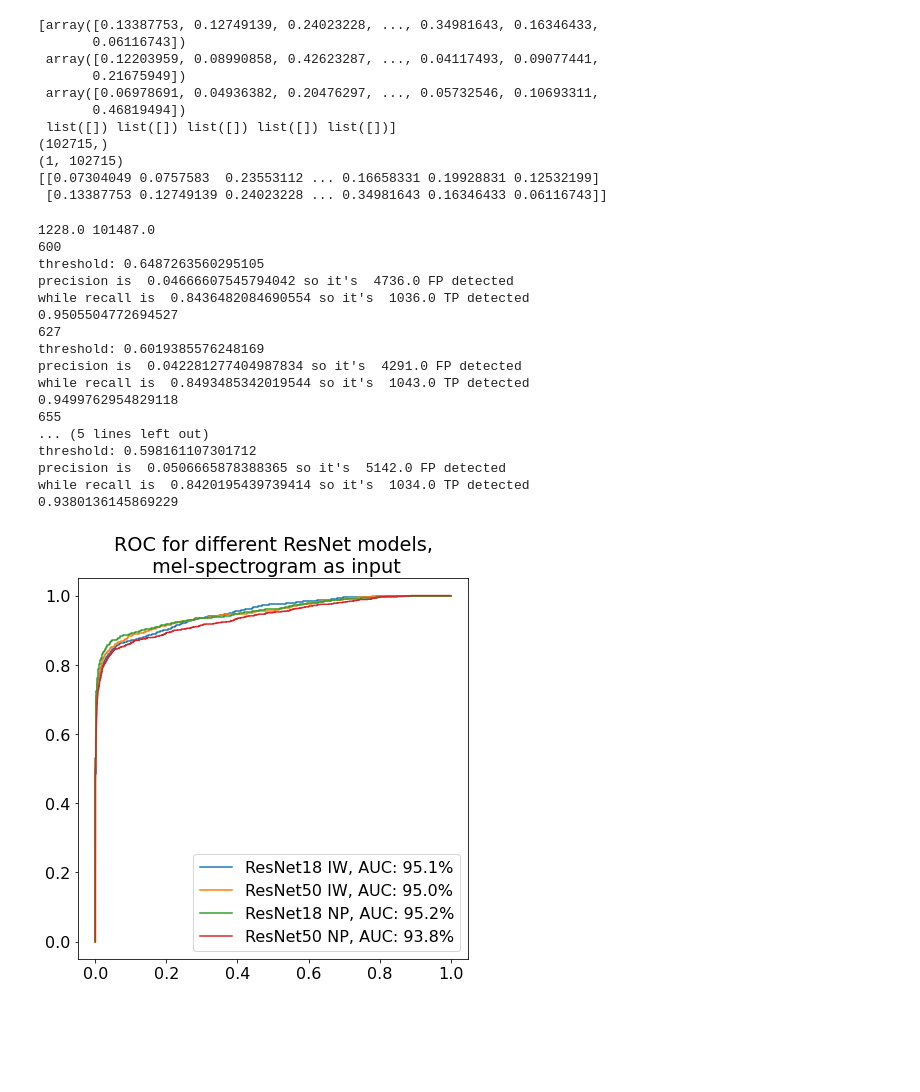
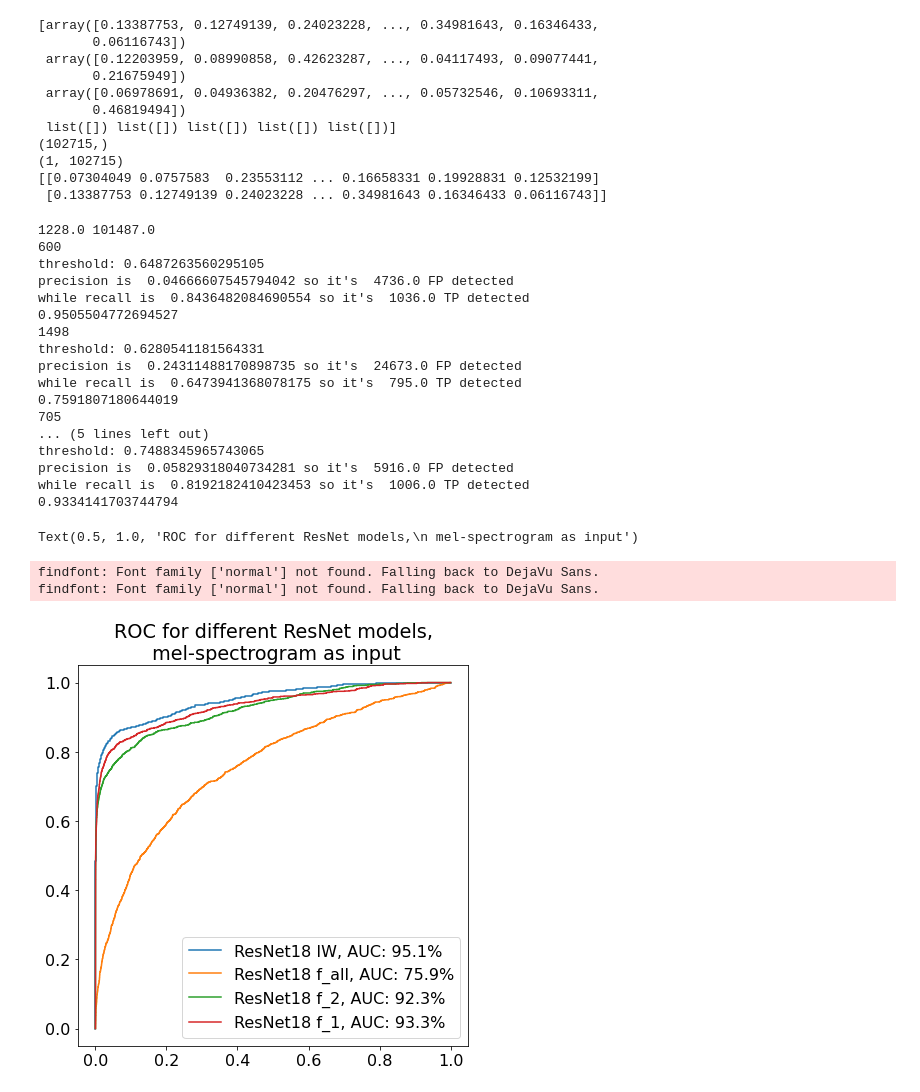
Before and after one commit to hannape/CNN-pierwsze-podejscie, a Jupyter notebook: FA_dorobienie_do_artykułu_.ipynb, the cells around one changed output. Cells and saved outputs as stored; diff of their text form; code cells hidden in the pictures; blank space fills up the shorter version.

```diff
--- a/FA_dorobienie_do_artykułu_.ipynb
+++ b/FA_dorobienie_do_artykułu_.ipynb
@@ -1449,7 +1453,7 @@ for i in range(0,N_batches):                                          # trzeba p
 
   ##
 
-  for t in range(0,1): #np.shape(all_models)[0]): # t - ilość różnych opcji modeli, tu: 0,1,2,3,6 czyli 5 np.shape(all_models)[0]
+  for t in range(0,4): #np.shape(all_models)[0]): # t - ilość różnych opcji modeli, tu: 0,1,2,3,6 czyli 5 np.shape(all_models)[0]
     print("Wczytujemy model nr", t, ", czyli opcję", all_opcje[t])
     #pliki = [x for x in (os.listdir(all_paths[t])) if x.startswith(str(all_opcje[t]))]
     preds_ind5 = []
@@ -1598,7 +1602,7 @@ positives = sum(y_tests)
 negatives = len(y_tests) - positives
 print(positives, negatives)
 auc_s = []
-#predictions_five = modele_567["predictions_five"]
+
 
 font = {'family' : 'normal',
         'size'   : 16}
@@ -1608,45 +1612,54 @@ plt.figure(figsize=(7,7))
 for i in range(0,4):
   fpr, tpr, thresholds = roc_curve(y_tests,predictions_five[i])
 
   optimal_idx = np.argmax(tpr - fpr)
   optimal_threshold = thresholds[optimal_idx]
   print(optimal_idx)
   print("threshold:", optimal_threshold)
   print("precision is ", fpr[optimal_idx], "so it's ", fpr[optimal_idx]*negatives, "FP detected")
   print("while recall is ", tpr[optimal_idx], "so it's ", tpr[optimal_idx]*positives, "TP detected")
   auc_score_3 = roc_auc_score(y_tests,predictions_five[i])
   print(auc_score_3)
   auc_s.append(auc_score_3)
 
   plt.plot(fpr, tpr)
 
 #plt.legend(["ResNet50 IW, AUC: %.1f%%" % (auc_s[0]*100),
 #            "ResNet18 NP, AUC: %.1f%%" % (auc_s[1]*100),
 #            "ResNet50 NP, AUC: %.1f%%" % (auc_s[2]*100)])
 
+#plt.legend(["ResNet18 IW, AUC: %.1f%%" % (auc_s[0]*100),
+#            "ResNet50 IW, AUC: %.1f%%" % (auc_s[1]*100),
+#            "ResNet18 NP, AUC: %.1f%%" % (auc_s[2]*100),
+#            "ResNet50 NP, AUC: %.1f%%" % (auc_s[3]*100)])
+
 plt.legend(["ResNet18 IW, AUC: %.1f%%" % (auc_s[0]*100),
-            "ResNet50 IW, AUC: %.1f%%" % (auc_s[1]*100),
-            "ResNet18 NP, AUC: %.1f%%" % (auc_s[2]*100),
-            "ResNet50 NP, AUC: %.1f%%" % (auc_s[3]*100)])
+            "ResNet18 f_all, AUC: %.1f%%" % (auc_s[1]*100),
+            "ResNet18 f_2, AUC: %.1f%%" % (auc_s[2]*100),
+            "ResNet18 f_1, AUC: %.1f%%" % (auc_s[3]*100)])
+
 plt.title('ROC for different ResNet models,\n mel-spectrogram as input')
 #plt.show()
-plt.savefig('drive/My Drive/models/'+ str(datetime.datetime.now()) + '.svg')
+#plt.savefig('drive/My Drive/models/'+ str(datetime.datetime.now()) + '.svg')
 # %% [output]
 1228.0 101487.0
 600
 threshold: 0.6487263560295105
 precision is  0.04666607545794042 so it's  4736.0 FP detected
 while recall is  0.8436482084690554 so it's  1036.0 TP detected
 0.9505504772694527
-627
-threshold: 0.6019385576248169
-precision is  0.042281277404987834 so it's  4291.0 FP detected
-while recall is  0.8493485342019544 so it's  1043.0 TP detected
-0.9499762954829118
-655
+1498
+threshold: 0.6280541181564331
+precision is  0.24311488170898735 so it's  24673.0 FP detected
+while recall is  0.6473941368078175 so it's  795.0 TP detected
+0.7591807180644019
+705
 ... (5 lines left out)
-threshold: 0.598161107301712
-precision is  0.0506665878388365 so it's  5142.0 FP detected
-while recall is  0.8420195439739414 so it's  1034.0 TP detected
-0.9380136145869229
+threshold: 0.7488345965743065
+precision is  0.05829318040734281 so it's  5916.0 FP detected
+while recall is  0.8192182410423453 so it's  1006.0 TP detected
+0.9334141703744794
+Text(0.5, 1.0, 'ROC for different ResNet models,\n mel-spectrogram as input')
+findfont: Font family ['normal'] not found. Falling back to DejaVu Sans.
+findfont: Font family ['normal'] not found. Falling back to DejaVu Sans.
-[figure, old version]
+[figure, new version]
```
Also changed, not shown: parts of 4 cells of this notebook.
